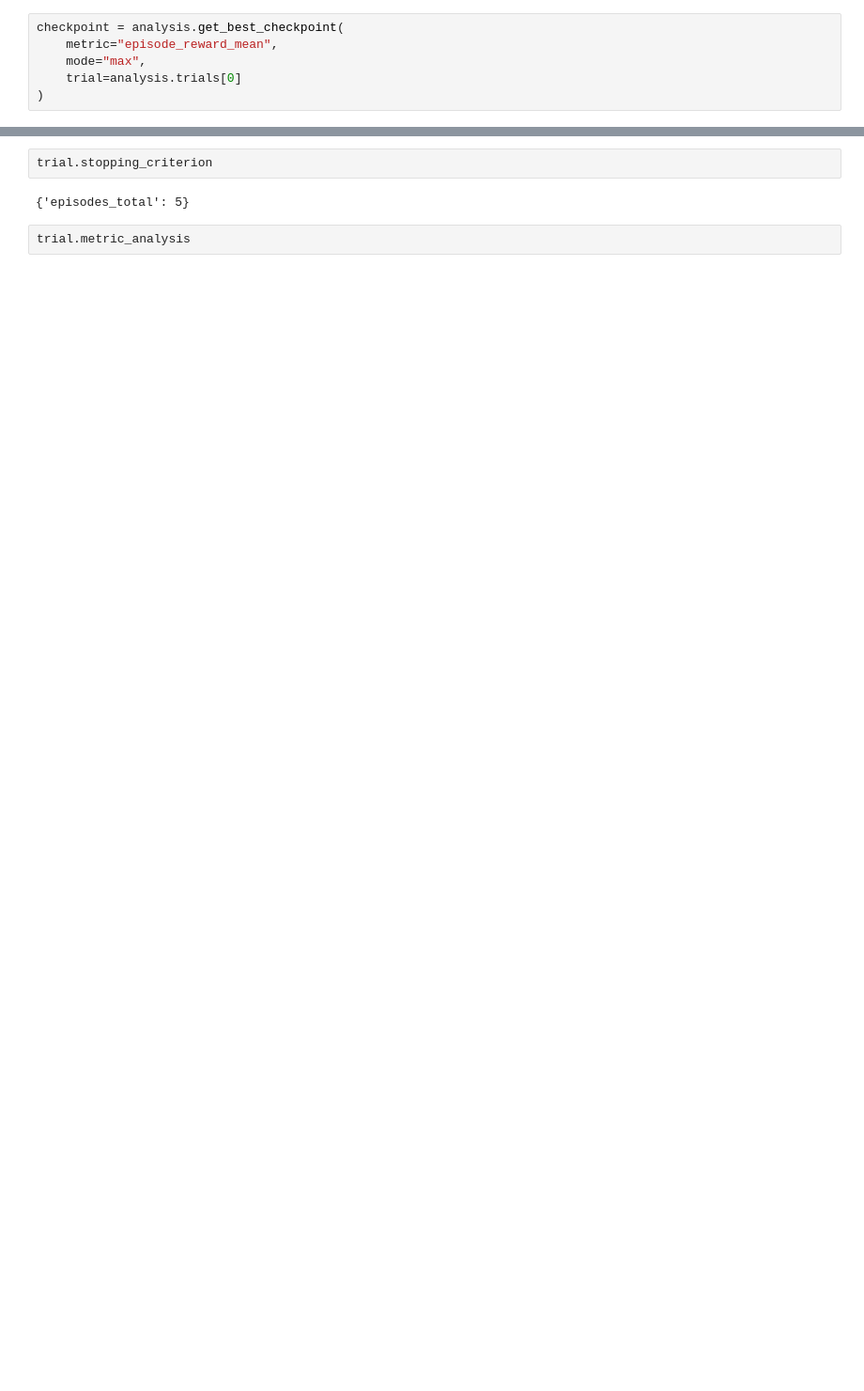
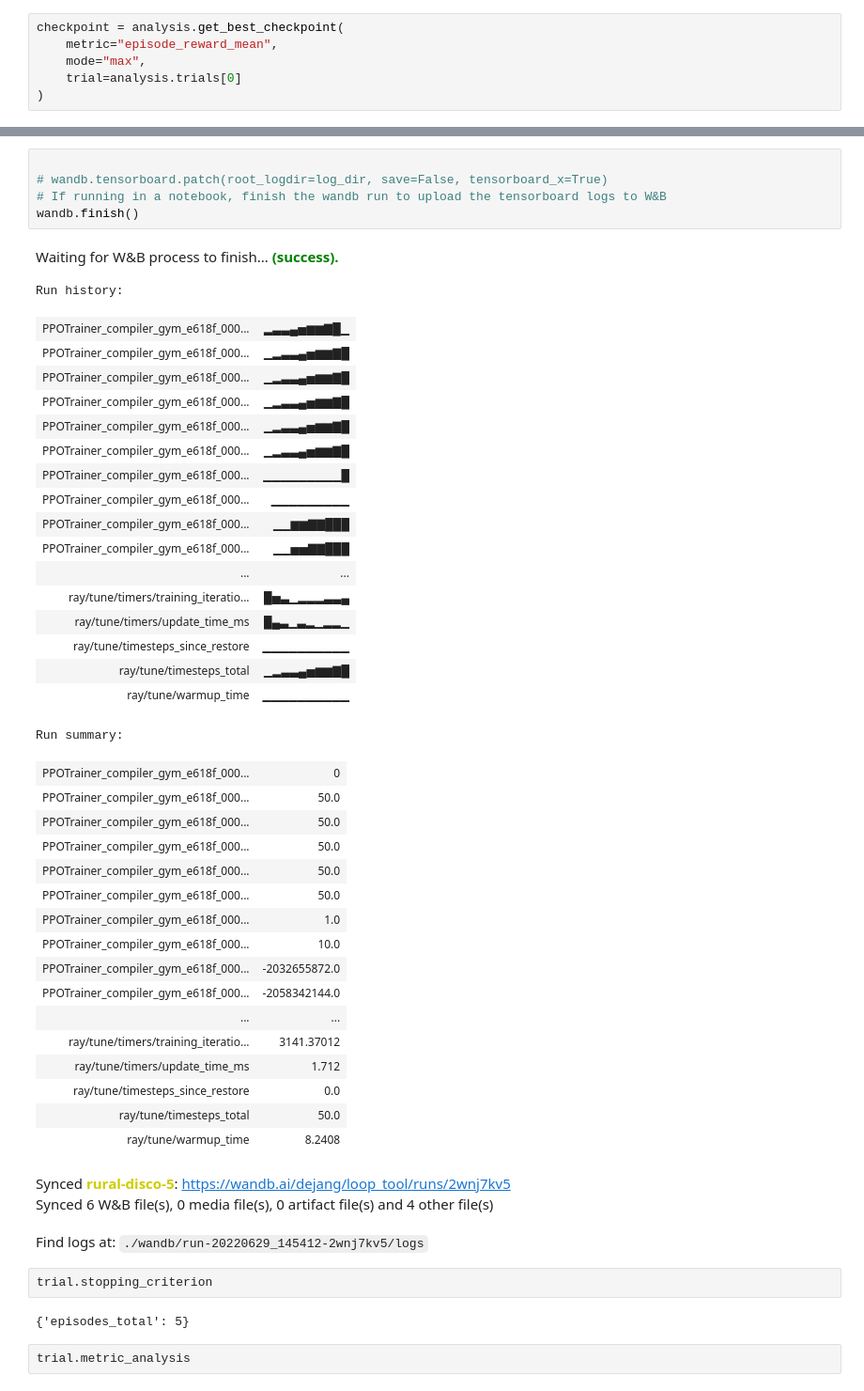
Before and after one commit to loopstack/looptune, a Jupyter notebook: loop_tool_service/rllib.ipynb, the cells around one changed output, grey strips where cells are left out. Shown at 94% size. Saved outputs shown, nothing was run; the diff lists cells and outputs as text; blank space fills up the shorter version.

```diff
--- a/loop_tool_service/rllib.ipynb
+++ b/loop_tool_service/rllib.ipynb
@@ -292,3 +308,47 @@ trial, type(trial)
+# %%
+
+# wandb.tensorboard.patch(root_logdir=log_dir, save=False, tensorboard_x=True)
+# If running in a notebook, finish the wandb run to upload the tensorboard logs to W&B
+wandb.finish()
+# %% [output]
+Waiting for W&B process to finish... (success).
+Run history:
+| PPOTrainer_compiler_gym_e618f_000... | ▂▃▃▄▅▆▆▇█▁ |
+| PPOTrainer_compiler_gym_e618f_000... | ▁▂▃▃▄▅▆▆▇█ |
+| PPOTrainer_compiler_gym_e618f_000... | ▁▂▃▃▄▅▆▆▇█ |
+| PPOTrainer_compiler_gym_e618f_000... | ▁▂▃▃▄▅▆▆▇█ |
+| PPOTrainer_compiler_gym_e618f_000... | ▁▂▃▃▄▅▆▆▇█ |
+| PPOTrainer_compiler_gym_e618f_000... | ▁▂▃▃▄▅▆▆▇█ |
+| PPOTrainer_compiler_gym_e618f_000... | ▁▁▁▁▁▁▁▁▁█ |
+| PPOTrainer_compiler_gym_e618f_000... | ▁▁▁▁▁▁▁▁▁ |
+| PPOTrainer_compiler_gym_e618f_000... | ▁▁▆▆▇▇███ |
+| PPOTrainer_compiler_gym_e618f_000... | ▁▁▅▅▇▇███ |
+| ... | ... |
+| ray/tune/timers/training_iteratio... | █▅▃▁▂▂▂▃▃▄ |
+| ray/tune/timers/update_time_ms | █▄▃▁▃▂▁▂▂▁ |
+| ray/tune/timesteps_since_restore | ▁▁▁▁▁▁▁▁▁▁ |
+| ray/tune/timesteps_total | ▁▂▃▃▄▅▆▆▇█ |
+| ray/tune/warmup_time | ▁▁▁▁▁▁▁▁▁▁ |
+Run summary:
+| PPOTrainer_compiler_gym_e618f_000... | 0 |
+| PPOTrainer_compiler_gym_e618f_000... | 50.0 |
+| PPOTrainer_compiler_gym_e618f_000... | 50.0 |
+| PPOTrainer_compiler_gym_e618f_000... | 50.0 |
+| PPOTrainer_compiler_gym_e618f_000... | 50.0 |
+| PPOTrainer_compiler_gym_e618f_000... | 50.0 |
+| PPOTrainer_compiler_gym_e618f_000... | 1.0 |
+| PPOTrainer_compiler_gym_e618f_000... | 10.0 |
+| PPOTrainer_compiler_gym_e618f_000... | -2032655872.0 |
+| PPOTrainer_compiler_gym_e618f_000... | -2058342144.0 |
+| ... | ... |
+| ray/tune/timers/training_iteratio... | 3141.37012 |
+| ray/tune/timers/update_time_ms | 1.712 |
+| ray/tune/timesteps_since_restore | 0.0 |
+| ray/tune/timesteps_total | 50.0 |
+| ray/tune/warmup_time | 8.2408 |
+Synced rural-disco-5: https://wandb.ai/dejang/loop_tool/runs/2wnj7kv5
+Synced 6 W&B file(s), 0 media file(s), 0 artifact file(s) and 4 other file(s)
+Find logs at: ./wandb/run-20220629_145412-2wnj7kv5/logs
 # %%
 trial.stopping_criterion
 # %% [output]
```
Also changed, not shown: parts of 11 cells of this notebook, 59 other files.
